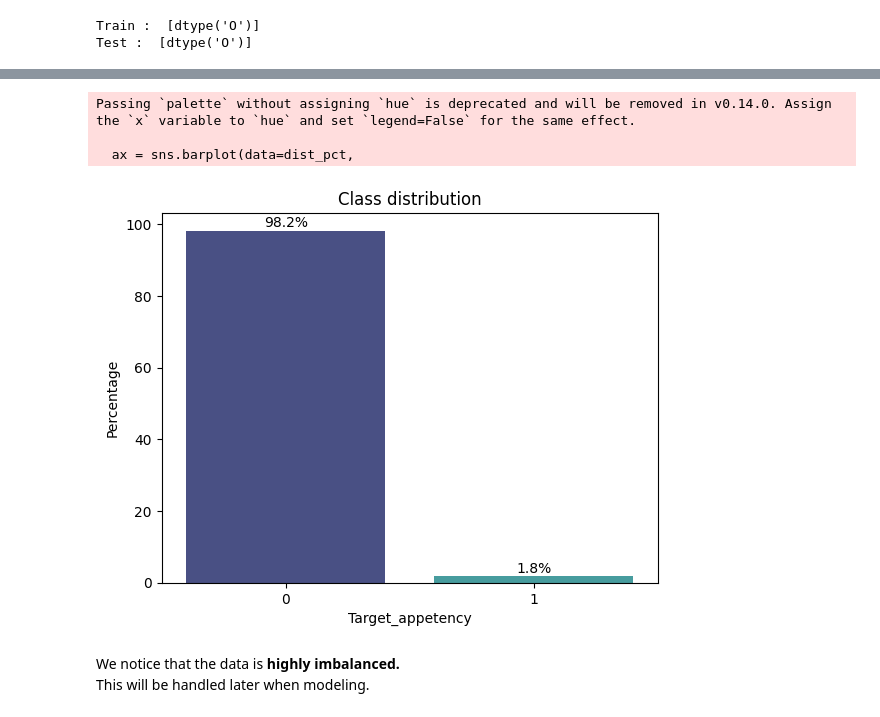
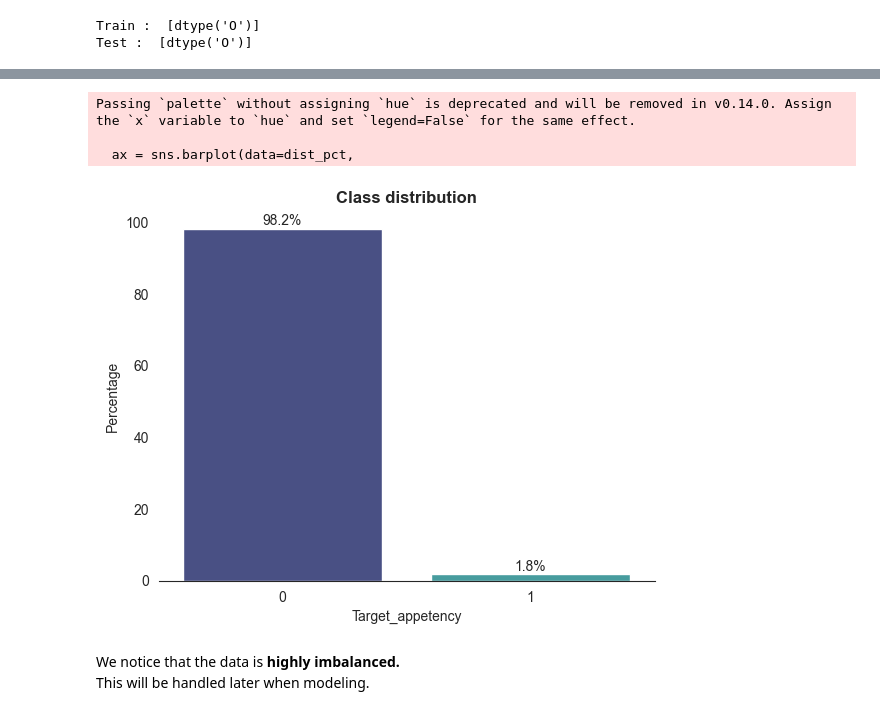
Before and after one commit to LeZM/Customer-Appetency-Prediction-Kaggle-, a Jupyter notebook: KNN.ipynb, the cells around one changed output, grey strips where cells are left out. Cells and saved outputs as stored; diff of their text form; code cells hidden in the pictures.

```diff
--- a/KNN.ipynb
+++ b/KNN.ipynb
@@ -154,30 +191,36 @@ train_labels
 # %%
 # Checking class balance
-
 dist_pct    =  train_labels['Target_appetency'].value_counts(normalize=True) * 100
 dist_pct = dist_pct.reset_index()
 dist_pct.columns = ['Target_appetency', 'Percentage']
+
+sns.set_style("white")
 
 ax = sns.barplot(data=dist_pct,
             x = 'Target_appetency',
             y = 'Percentage',
             palette='mako')
 
 for p in ax.patches:
     ax.text(
         x=p.get_x() + p.get_width()/2,  # center of bar
         y=p.get_height() + 1,           # slightly above bar
         s=f'{p.get_height():.1f}%',     # text
         ha='center'
     )
 
-plt.title('Class distribution')
+plt.gca().spines['top'].set_visible(False)
+plt.gca().spines['right'].set_visible(False)
+plt.gca().spines['left'].set_visible(False)
+
+
+plt.title('Class distribution', fontweight='bold')
 plt.show()
 # %% [output]
 Passing `palette` without assigning `hue` is deprecated and will be removed in v0.14.0. Assign the `x` variable to `hue` and set `legend=False` for the same effect.
 
   ax = sns.barplot(data=dist_pct,
-[figure, old version]
+[figure, new version]
 # %% [markdown]
 We notice that the data is **highly imbalanced.**
 This will be handled later when modeling.
```
Also changed, not shown: parts of 38 cells of this notebook.
